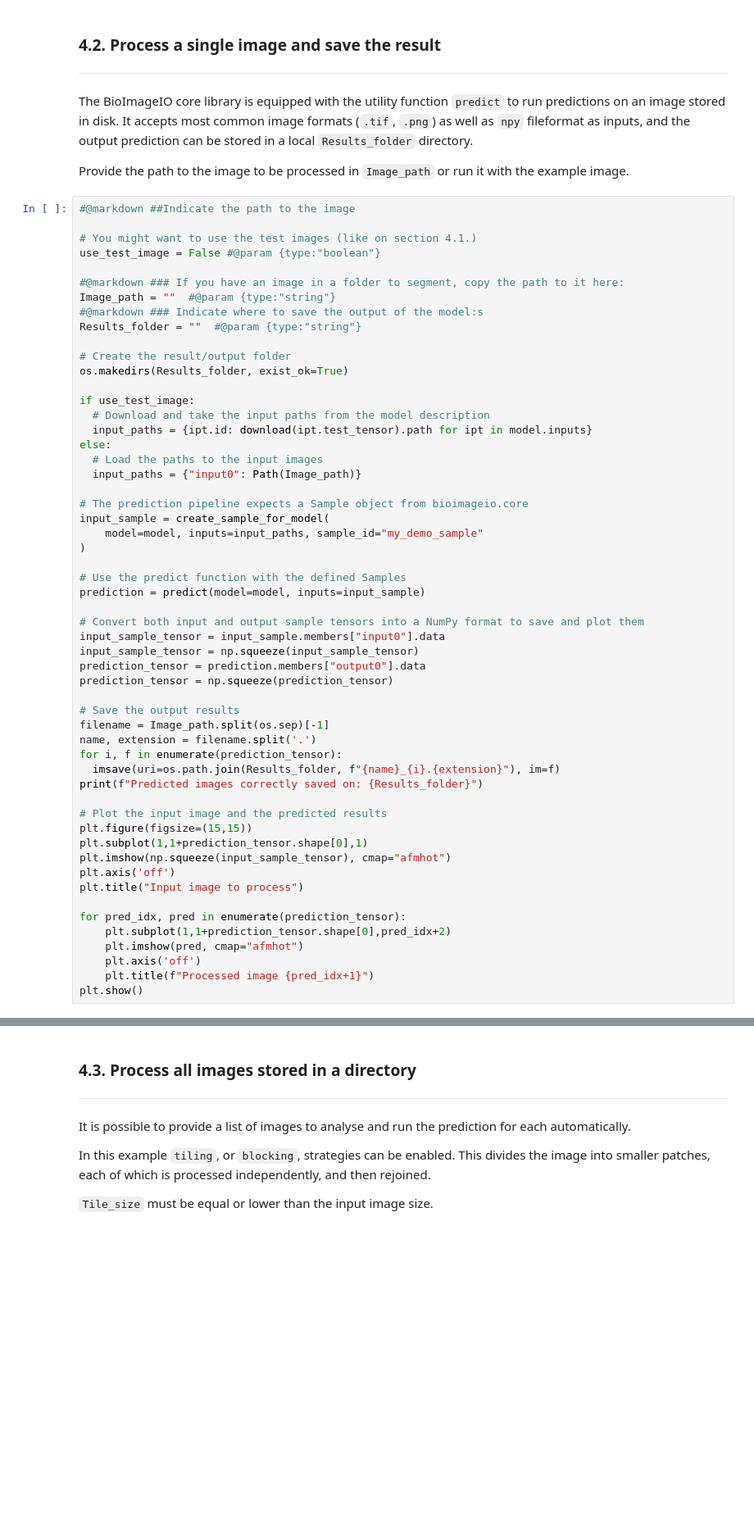
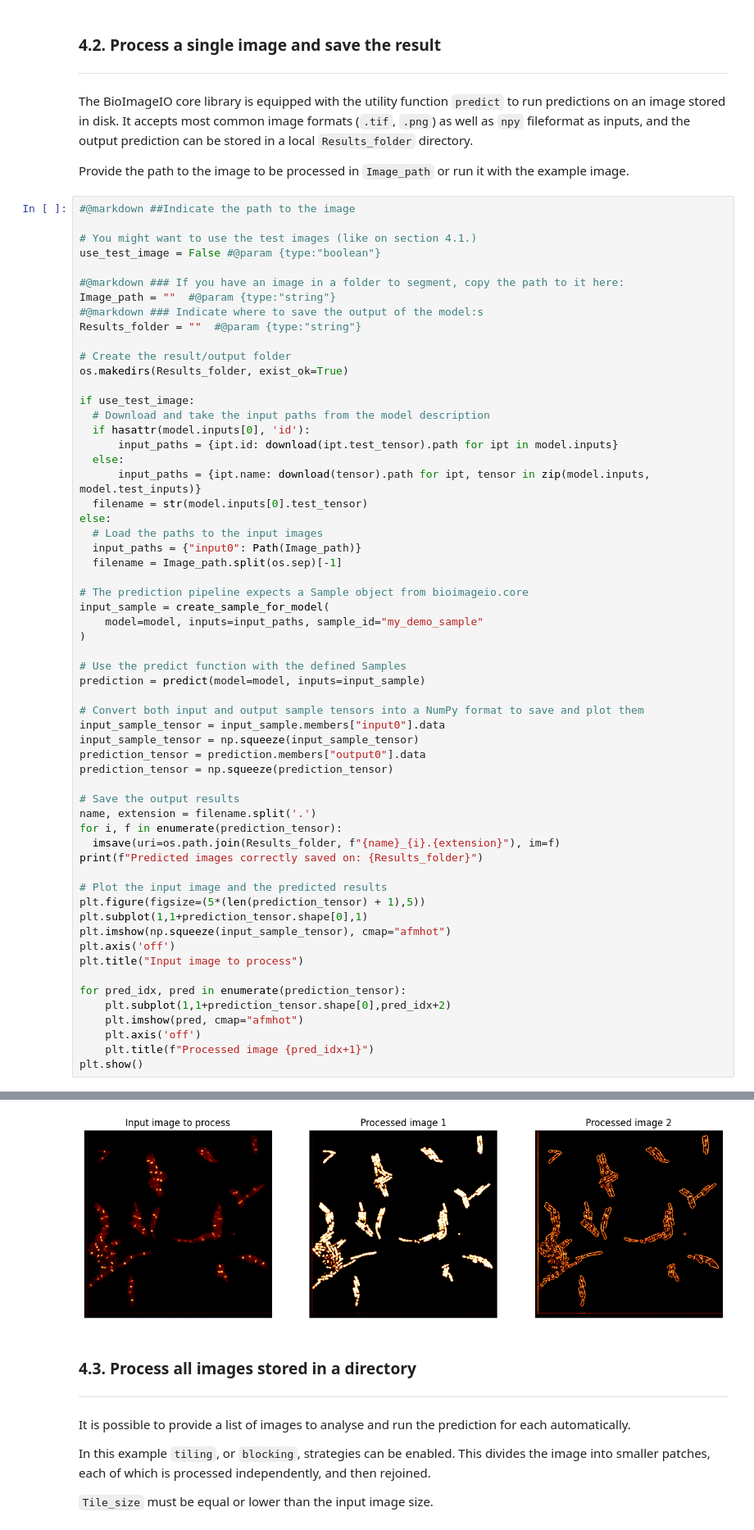
Before and after one commit to HenriquesLab/DL4MicEverywhere, a Jupyter notebook: notebooks/Bespoke_notebooks/bioimageio-pytorch/load_bioimageio_pytorch.ipynb, the cells around one changed output, grey strips where cells are left out. Shown at 82% size. Saved outputs shown, nothing was run; the diff lists cells and outputs as text; blank space fills up the shorter version.

Commit message:
Fix filename bug, extra features and num_workers 4

```diff
--- a/notebooks/Bespoke_notebooks/bioimageio-pytorch/load_bioimageio_pytorch.ipynb
+++ b/notebooks/Bespoke_notebooks/bioimageio-pytorch/load_bioimageio_pytorch.ipynb
@@ -408,10 +553,15 @@ os.makedirs(Results_folder, exist_ok=True)
 
 if use_test_image:
   # Download and take the input paths from the model description
-  input_paths = {ipt.id: download(ipt.test_tensor).path for ipt in model.inputs}
+  if hasattr(model.inputs[0], 'id'):
+      input_paths = {ipt.id: download(ipt.test_tensor).path for ipt in model.inputs}
+  else:
+      input_paths = {ipt.name: download(tensor).path for ipt, tensor in zip(model.inputs, model.test_inputs)}
+  filename = str(model.inputs[0].test_tensor)
 else:
   # Load the paths to the input images
   input_paths = {"input0": Path(Image_path)}
+  filename = Image_path.split(os.sep)[-1]
 
 # The prediction pipeline expects a Sample object from bioimageio.core
 input_sample = create_sample_for_model(
@@ -428,14 +578,13 @@ prediction_tensor = prediction.members["output0"].data
 prediction_tensor = np.squeeze(prediction_tensor)
 
 # Save the output results
-filename = Image_path.split(os.sep)[-1]
 name, extension = filename.split('.')
 for i, f in enumerate(prediction_tensor):
   imsave(uri=os.path.join(Results_folder, f"{name}_{i}.{extension}"), im=f)
 print(f"Predicted images correctly saved on: {Results_folder}")
 
 # Plot the input image and the predicted results
-plt.figure(figsize=(15,15))
+plt.figure(figsize=(5*(len(prediction_tensor) + 1),5))
 plt.subplot(1,1+prediction_tensor.shape[0],1)
 plt.imshow(np.squeeze(input_sample_tensor), cmap="afmhot")
 plt.axis('off')
@@ -447,3 +596,4 @@ for pred_idx, pred in enumerate(prediction_tensor):
     plt.axis('off')
     plt.title(f"Processed image {pred_idx+1}")
 plt.show()
+# %% [output]
@@ -450,3 +601,4 @@ plt.show()
+[figure, added]
 # %% [markdown]
 ### **4.3. Process all images stored in a directory**
 
```
Also changed, not shown: parts of 14 cells of this notebook.
